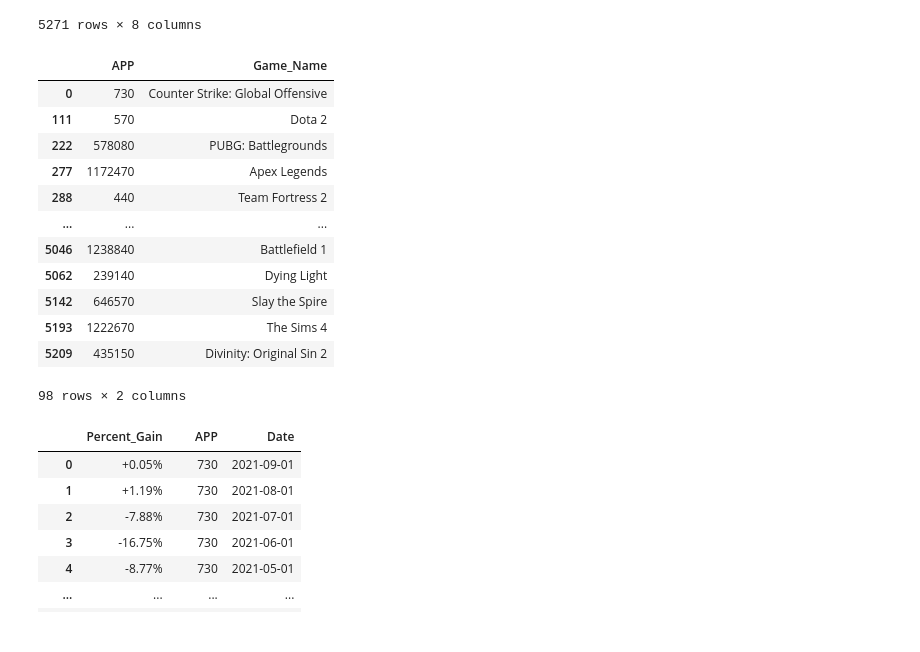
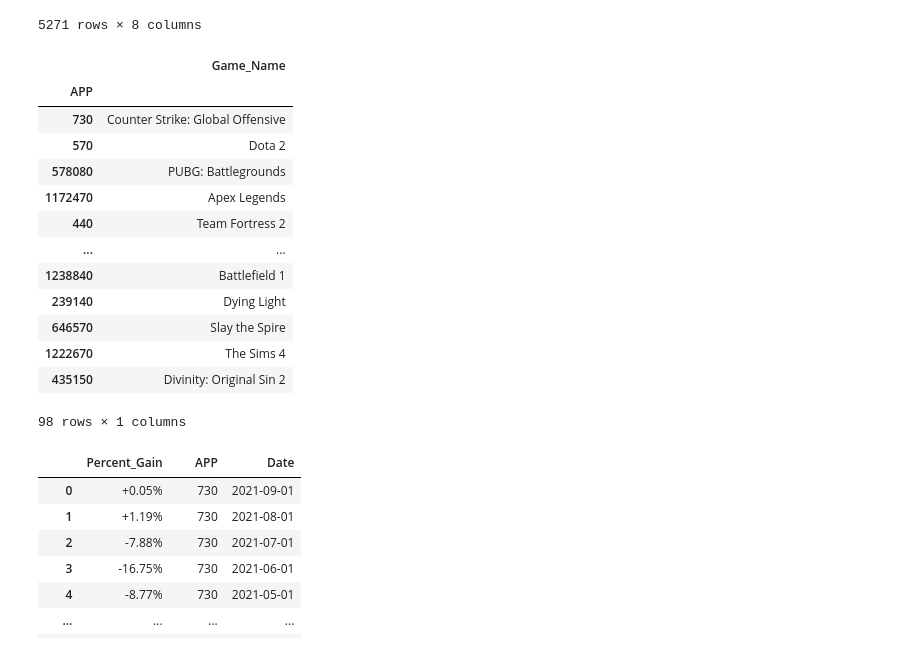
Before and after one commit to SofiaKauser/Steam-Project, a Jupyter notebook: Steam_player_data_varies_with_news_feed.ipynb, the cells around one changed output. Drawn from its saved outputs; the diff is of its cells as text; code cells hidden in the pictures.

Commit message:
latest code; nearly finished cleaning and importing data

```diff
--- a/Steam_player_data_varies_with_news_feed.ipynb
+++ b/Steam_player_data_varies_with_news_feed.ipynb
@@ -1,7 +1,14 @@
 # %%
-path = "Valve_Player_Data.csv"
+path = "Resources/Valve_Player_Data.csv"
 
+import matplotlib.pyplot as plt
 import pandas as pd
+import requests
+import numpy as np
+from pprint import pprint
+import time
+import datetime
+from dateutil.relativedelta import relativedelta
 # %%
 monthly_players = pd.read_csv(path)
 monthly_players
@@ -125,22 +133,23 @@ monthly_players
 # %%
 # split dataframe into relational dataframes
 games = monthly_players[["APP", "Game_Name"]]
-games = games.drop_duplicates()
+games = games.drop_duplicates().set_index("APP")
 games
 # %% [output]
-|  | APP | Game_Name |
-| 0 | 730 | Counter Strike: Global Offensive |
-| 111 | 570 | Dota 2 |
-| 222 | 578080 | PUBG: Battlegrounds |
-| 277 | 1172470 | Apex Legends |
-| 288 | 440 | Team Fortress 2 |
-| ... | ... | ... |
-| 5046 | 1238840 | Battlefield 1 |
-| 5062 | 239140 | Dying Light |
-| 5142 | 646570 | Slay the Spire |
-| 5193 | 1222670 | The Sims 4 |
-| 5209 | 435150 | Divinity: Original Sin 2 |
+|  | Game_Name |
+| APP |  |
+| 730 | Counter Strike: Global Offensive |
+| 570 | Dota 2 |
+| 578080 | PUBG: Battlegrounds |
+| 1172470 | Apex Legends |
+| 440 | Team Fortress 2 |
+| ... | ... |
+| 1238840 | Battlefield 1 |
+| 239140 | Dying Light |
+| 646570 | Slay the Spire |
+| 1222670 | The Sims 4 |
+| 435150 | Divinity: Original Sin 2 |
-98 rows × 2 columns
+98 rows × 1 columns
 # %%
 reduced_players = monthly_players[["Percent_Gain", "APP", "Date"]]
 reduced_players
```
Also changed, not shown: parts of 27 cells of this notebook.
